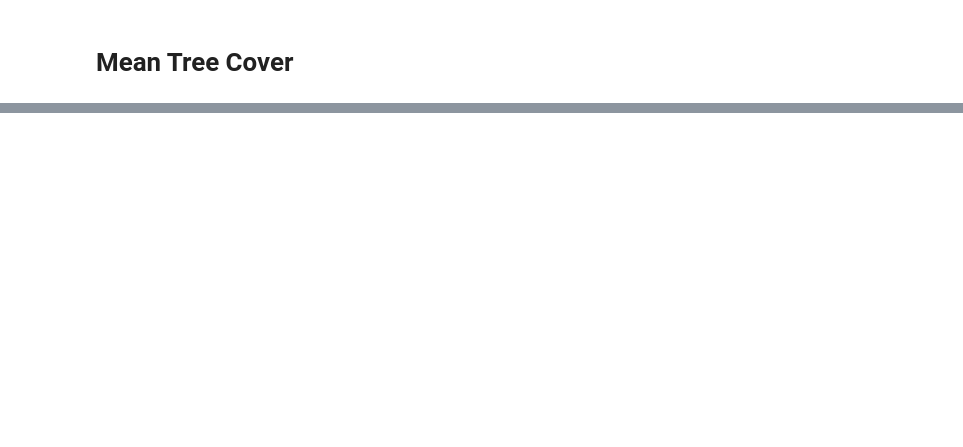
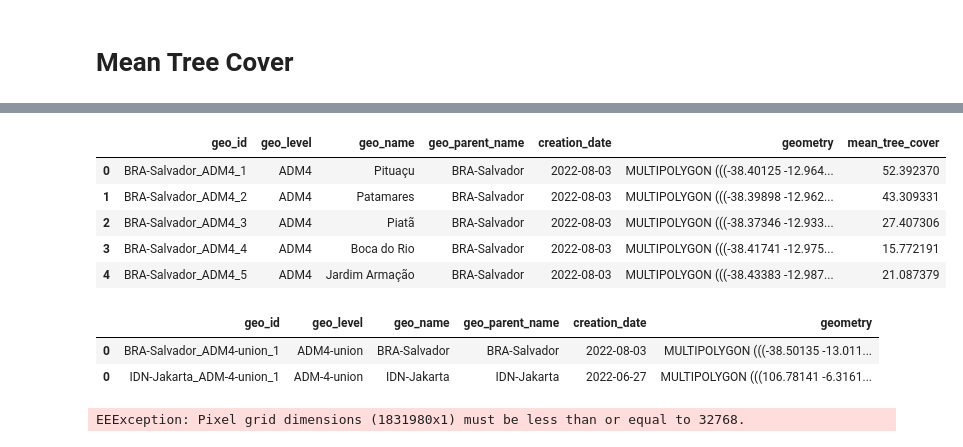
Before and after one commit to wri/cities-cif, a Jupyter notebook: notebooks/compute_indicators.ipynb, the cells around one changed output, grey strips where cells are left out. Drawn from its saved outputs; the diff is of its cells as text; code cells hidden in the pictures; blank space fills up the shorter version.

Commit message:
test - compute indicators - mean tree cover multiple cities

```diff
--- a/notebooks/compute_indicators.ipynb
+++ b/notebooks/compute_indicators.ipynb
@@ -25,3 +25,8 @@ city_gdf.head()
 # %% [output]
 |  | geo_id | geo_level | geo_name | geo_parent_name | creation_date | geometry |
 | 0 | BRA-Salvador_ADM4-union_1 | ADM4-union | BRA-Salvador | BRA-Salvador | 2022-08-03 | MULTIPOLYGON (((-38.50135 -13.011... |
+# %%
+# load boundary of sub-georgaphy
+boundary_path = 'https://cities-indicators.s3.eu-west-3.amazonaws.com/data/boundaries/boundary-BRA-Salvador-ADM4.geojson'
+city_gdf_sub = gpd.read_file(boundary_path, driver='GeoJSON')
+city_gdf_sub.head()
@@ -38,2 +51,9 @@ Wall time: 24.9 s
 |  | geo_id | geo_level | geo_name | geo_parent_name | creation_date | geometry | mean_tree_cover |
 | 0 | BRA-Salvador_ADM4-union_1 | ADM4-union | BRA-Salvador | BRA-Salvador | 2022-08-03 | MULTIPOLYGON (((-38.50135 -13.011... | 28.366773 |
+# %%
+%%time
+
+# for sub geographies
+city_gdf_sub["mean_tree_cover"] = mean_tree_cover(city_gdf_sub)
+city_gdf_sub.head()
+# %% [output]
@@ -39,0 +62,28 @@ Wall time: 24.9 s
+|  | geo_id | geo_level | geo_name | geo_parent_name | creation_date | geometry | mean_tree_cover |
+| 0 | BRA-Salvador_ADM4_1 | ADM4 | Pituaçu | BRA-Salvador | 2022-08-03 | MULTIPOLYGON (((-38.40125 -12.964... | 52.392370 |
+| 1 | BRA-Salvador_ADM4_2 | ADM4 | Patamares | BRA-Salvador | 2022-08-03 | MULTIPOLYGON (((-38.39898 -12.962... | 43.309331 |
+| 2 | BRA-Salvador_ADM4_3 | ADM4 | Piatã | BRA-Salvador | 2022-08-03 | MULTIPOLYGON (((-38.37346 -12.933... | 27.407306 |
+| 3 | BRA-Salvador_ADM4_4 | ADM4 | Boca do Rio | BRA-Salvador | 2022-08-03 | MULTIPOLYGON (((-38.41741 -12.975... | 15.772191 |
+| 4 | BRA-Salvador_ADM4_5 | ADM4 | Jardim Armação | BRA-Salvador | 2022-08-03 | MULTIPOLYGON (((-38.43383 -12.987... | 21.087379 |
+# %%
+# Calculate indicator for multiple regions of interest
+
+boundary_path = 'https://cities-indicators.s3.eu-west-3.amazonaws.com/data/boundaries/boundary-BRA-Salvador-ADM4union.geojson'
+city_Salvador = gpd.read_file(boundary_path, driver='GeoJSON')
+
+boundary_path = 'https://cities-indicators.s3.eu-west-3.amazonaws.com/data/boundaries/boundary-IDN-Jakarta-ADM4union.geojson'
+city_Jakarta = gpd.read_file(boundary_path, driver='GeoJSON')
+
+cities = pd.concat([city_Salvador, city_Jakarta])
+cities
+# %% [output]
+|  | geo_id | geo_level | geo_name | geo_parent_name | creation_date | geometry |
+| 0 | BRA-Salvador_ADM4-union_1 | ADM4-union | BRA-Salvador | BRA-Salvador | 2022-08-03 | MULTIPOLYGON (((-38.50135 -13.011... |
+| 0 | IDN-Jakarta_ADM-4-union_1 | ADM-4-union | IDN-Jakarta | IDN-Jakarta | 2022-06-27 | MULTIPOLYGON (((106.78141 -6.3161... |
+# %%
+%%time
+
+cities["mean_tree_cover"] = mean_tree_cover(cities)
+cities.head()
+# %% [output]
+EEException: Pixel grid dimensions (1831980x1) must be less than or equal to 32768.
```
Also changed, not shown: parts of 4 cells of this notebook.
